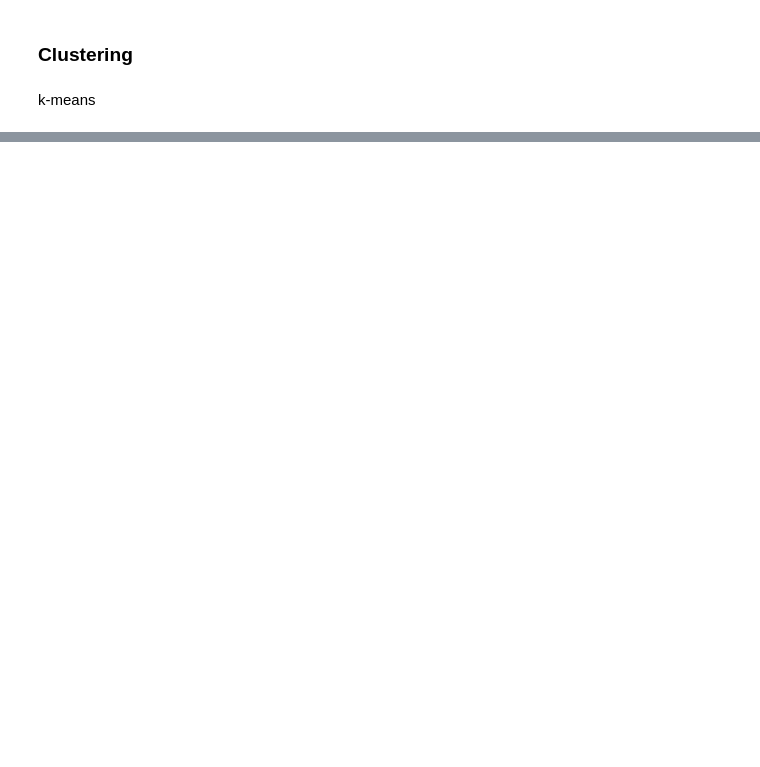
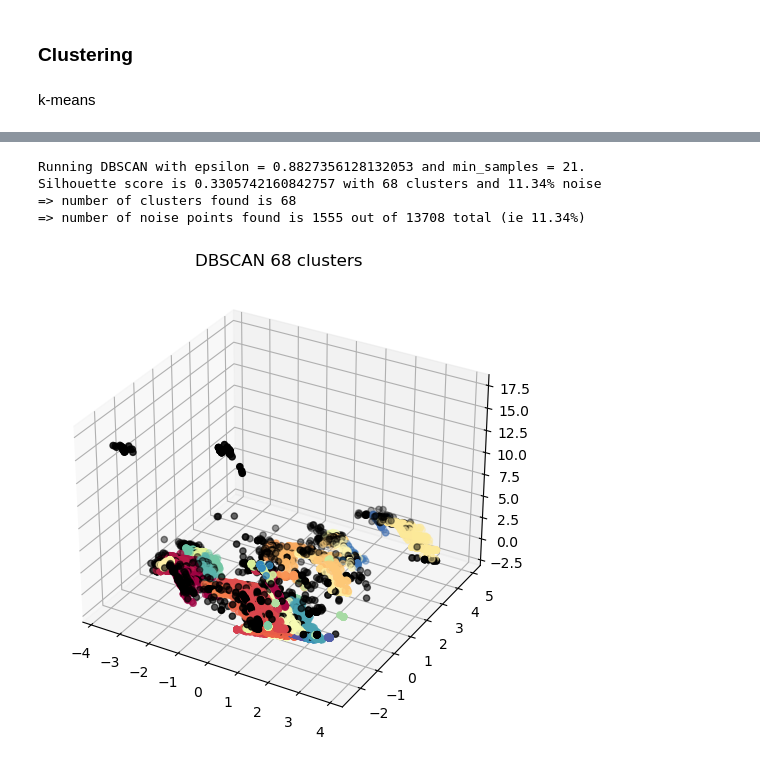
Before and after one commit to BenjaminDeporte/Cyber, a Jupyter notebook: code/unsupervised_learning.ipynb, the cells around one changed output, grey strips where cells are left out. Drawn from its saved outputs; the diff is of its cells as text; code cells hidden in the pictures; blank space fills up the shorter version.

```diff
--- a/code/unsupervised_learning.ipynb
+++ b/code/unsupervised_learning.ipynb
@@ -252,0 +392,32 @@ plt.show()
+# %%
+print(f'Running DBSCAN with epsilon = {opt_eps} and min_samples = {opt_min_samples}.\nSilhouette score is {silhouette_max} with {opt_n_clusters} clusters and {opt_noise_ratio*100:.2f}% noise')
+
+db = DBSCAN(
+    eps=opt_eps,
+    min_samples=opt_min_samples
+)
+
+labels = db.fit_predict(X_norm)
+
+n_clusters_ = len(set(labels)) - (1 if -1 in labels else 0)  # number of found clusters (without -1 which is the label for noise)
+n_noise_ = list(labels).count(-1)  # number of noisy points
+n_points = X_norm.shape[0]
+
+print(f'=> number of clusters found is {n_clusters_}')
+print(f'=> number of noise points found is {n_noise_} out of {n_points} total (ie {n_noise_/n_points*100:.2f}%)')
+# %% [output]
+Running DBSCAN with epsilon = 0.8827356128132053 and min_samples = 21.
+Silhouette score is 0.3305742160842757 with 68 clusters and 11.34% noise
+=> number of clusters found is 68
+=> number of noise points found is 1555 out of 13708 total (ie 11.34%)
+# %%
+labels = db.fit_predict(X_norm)
+
+fig, ax = visu3d(
+    X_norm=X_norm,
+    model=db,
+    labels=db.fit_predict(X_norm),
+    titre=f'DBSCAN'
+)
+# %% [output]
+[figure, added]
```
Also changed, not shown: parts of 10 cells of this notebook, 2 other files.
